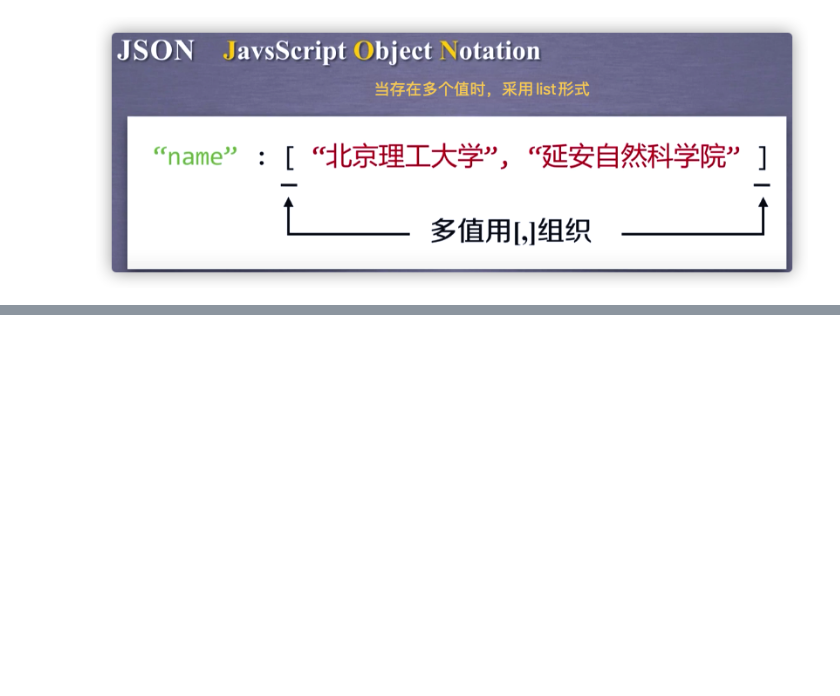
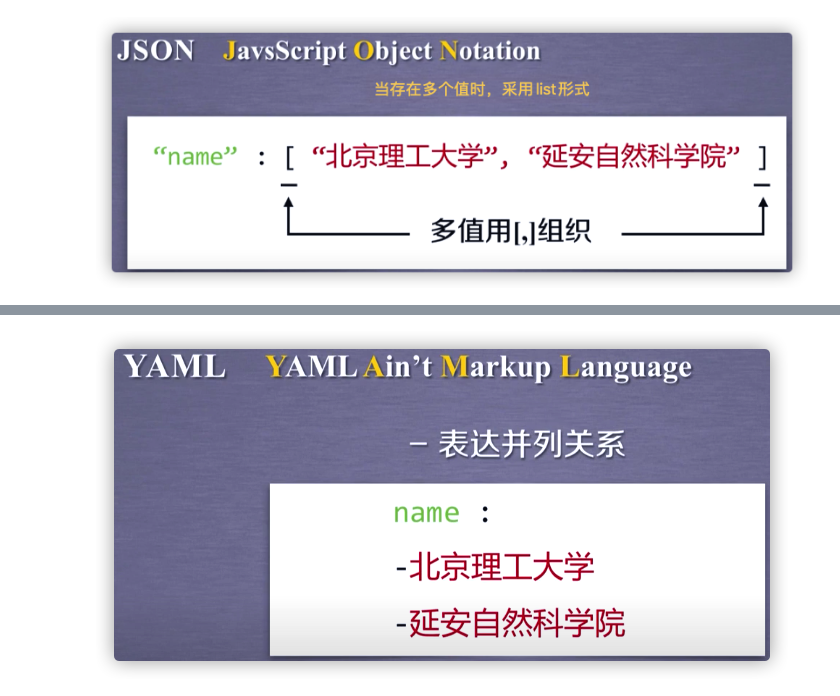
Before and after one commit to paxton615/Notes, a Jupyter notebook: Hyper_Text_Markup_Language.ipynb, the cells around one changed output, grey strips where cells are left out. Saved outputs shown, nothing was run; the diff lists cells and outputs as text; code cells hidden in the pictures; blank space fills up the shorter version.

```diff
--- a/Hyper_Text_Markup_Language.ipynb
+++ b/Hyper_Text_Markup_Language.ipynb
@@ -53,0 +69,4 @@ add_pic('json2.png')
+# %%
+add_pic('yaml2.png')
+# %% [output]
+[figure, added]
```
Also changed, not shown: parts of 10 cells of this notebook, 9 other files.
